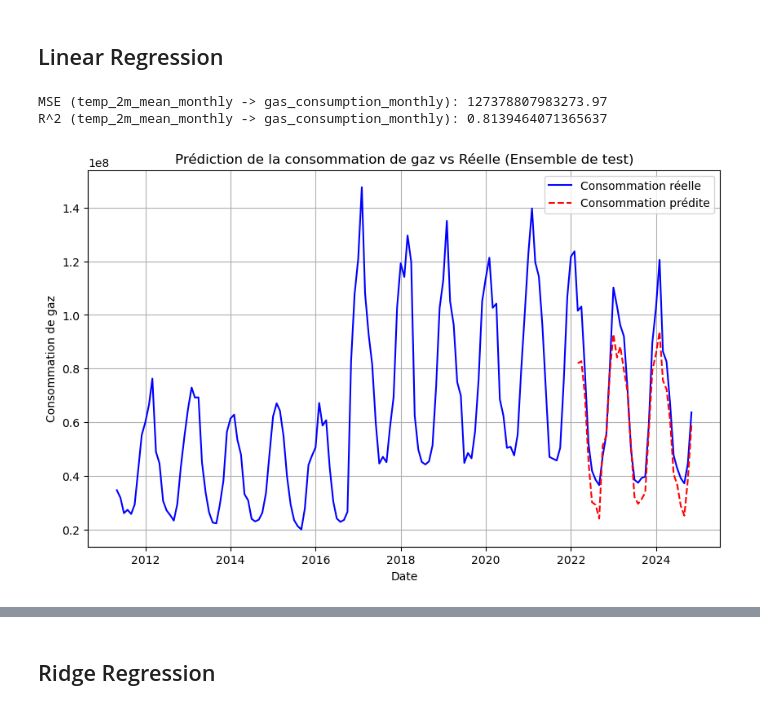
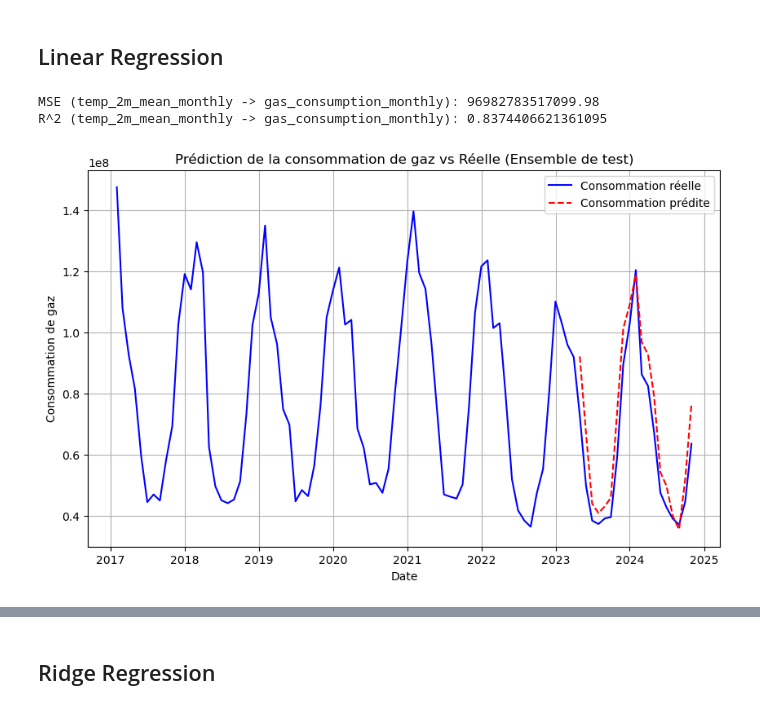
Before and after one commit to NeoSummit/Gas_consumption, a Jupyter notebook: Modelling_Consumption_Weather.ipynb, the cells around one changed output, grey strips where cells are left out. Drawn from its saved outputs; the diff is of its cells as text; code cells hidden in the pictures.

```diff
--- a/Modelling_Consumption_Weather.ipynb
+++ b/Modelling_Consumption_Weather.ipynb
@@ -175,0 +166,8 @@ fig.savefig("diagrams/temp_conso_monthly.svg", format="svg", bbox_inches="tight"
+# %%
+#Nb d'heures ou 1m2 recoit plus de 120 Watts
+sunshine_dur = weather["sunshine_duration (h)"]
+sunshine_dur = sunshine_dur.loc[start_date:end_date]
+sunshine_dur.index = pd.to_datetime(sunshine_dur.index)
+# Filtrer les données à partir de 2017 inclusivement
+sunshine_dur_filtered = sunshine_dur[sunshine_dur.index >= "2017-01-01"]
+sunshine_dur_filtered
@@ -175,0 +188,8 @@ fig.savefig("diagrams/temp_conso_monthly.svg", format="svg", bbox_inches="tight"
+# %%
+#Nb de secondes ou 1m2 recoit plus de 120 Watts
+wind_speed_10m_max = weather["wind_speed_10m_max (km/h)"]
+wind_speed_10m_max = wind_speed_10m_max.loc[start_date:end_date]
+wind_speed_10m_max.index = pd.to_datetime(wind_speed_10m_max.index)
+# Filtrer les données à partir de 2017 inclusivement
+wind_speed_10m_max_filtered = wind_speed_10m_max[wind_speed_10m_max.index >= "2017-01-01"]
+wind_speed_10m_max_filtered
@@ -175,0 +210,13 @@ fig.savefig("diagrams/temp_conso_monthly.svg", format="svg", bbox_inches="tight"
+# %%
+sunshine_dur_monthly = sunshine_dur.resample('M').mean()
+wind_speed_10m_max_monthly = wind_speed_10m_max.resample('M').mean()
+
+wind_speed_10m_max_monthly.index = pd.to_datetime(wind_speed_10m_max_monthly.index)
+# Filtrer les données à partir de 2017 inclusivement
+wind_speed_10m_max_monthly_filtered = wind_speed_10m_max_monthly[wind_speed_10m_max_monthly.index >= "2017-01-01"]
+wind_speed_10m_max_monthly_filtered
+
+sunshine_dur_monthly.index = pd.to_datetime(sunshine_dur_monthly.index)
+# Filtrer les données à partir de 2017 inclusivement
+sunshine_dur_monthly_filtered = sunshine_dur_monthly[sunshine_dur_monthly.index >= "2017-01-01"]
+sunshine_dur_monthly_filtered
@@ -358,7 +373,7 @@ gas_consumption_monthly_st.corr(temp_2m_mean_monthly_st)
 ## Linear Regression
 # %%
 train_size = 0.8  # 80% pour l'entraînement, 20% pour le test
-train, test = train_test_split(pd.concat([gas_consumption_monthly, temp_2m_mean_monthly,sunshine_dur_monthly,wind_speed_10m_max_monthly], axis=1),
+train, test = train_test_split(pd.concat([gas_consumption_monthly_filtered, temp_2m_mean_monthly_filtered,sunshine_dur_monthly_filtered,wind_speed_10m_max_monthly_filtered], axis=1),
                                test_size=1-train_size, shuffle=False)
 
 X_test = test['temperature_2m_mean (°C)'].values.reshape(-1, 1)
@@ -381,17 +396,17 @@ print(f'MSE (temp_2m_mean_monthly -> gas_consumption_monthly): {mse}')
 r2 = model.score(X_test, y_test)
 print(f'R^2 (temp_2m_mean_monthly -> gas_consumption_monthly): {r2}')
 # %% [output]
-MSE (temp_2m_mean_monthly -> gas_consumption_monthly): 127378807983273.97
-R^2 (temp_2m_mean_monthly -> gas_consumption_monthly): 0.8139464071365637
+MSE (temp_2m_mean_monthly -> gas_consumption_monthly): 96982783517099.98
+R^2 (temp_2m_mean_monthly -> gas_consumption_monthly): 0.8374406621361095
 # %%
 plt.figure(figsize=(10, 6))
-plt.plot(gas_consumption_monthly.index, gas_consumption_monthly, label='Consommation réelle', color='blue')
+plt.plot(gas_consumption_monthly_filtered.index, gas_consumption_monthly_filtered, label='Consommation réelle', color='blue')
 plt.plot(test.index, y_pred, label='Consommation prédite', color='red', linestyle='--')
 plt.xlabel('Date')
 plt.ylabel('Consommation de gaz')
 plt.title('Prédiction de la consommation de gaz vs Réelle (Ensemble de test)')
 plt.legend()
 plt.grid(True)
 plt.show()
 # %% [output]
-[figure, old version]
+[figure, new version]
```
Also changed, not shown: parts of 63 cells of this notebook, 3 other files.
